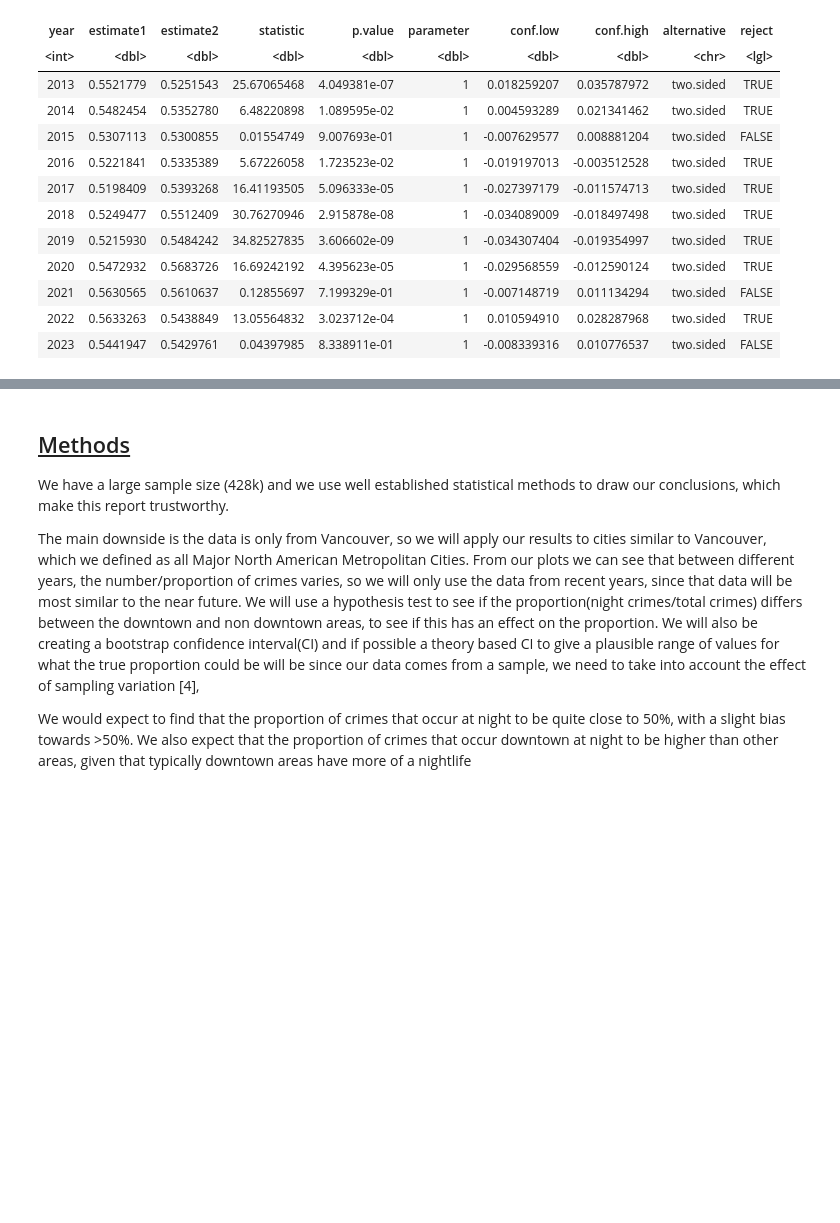
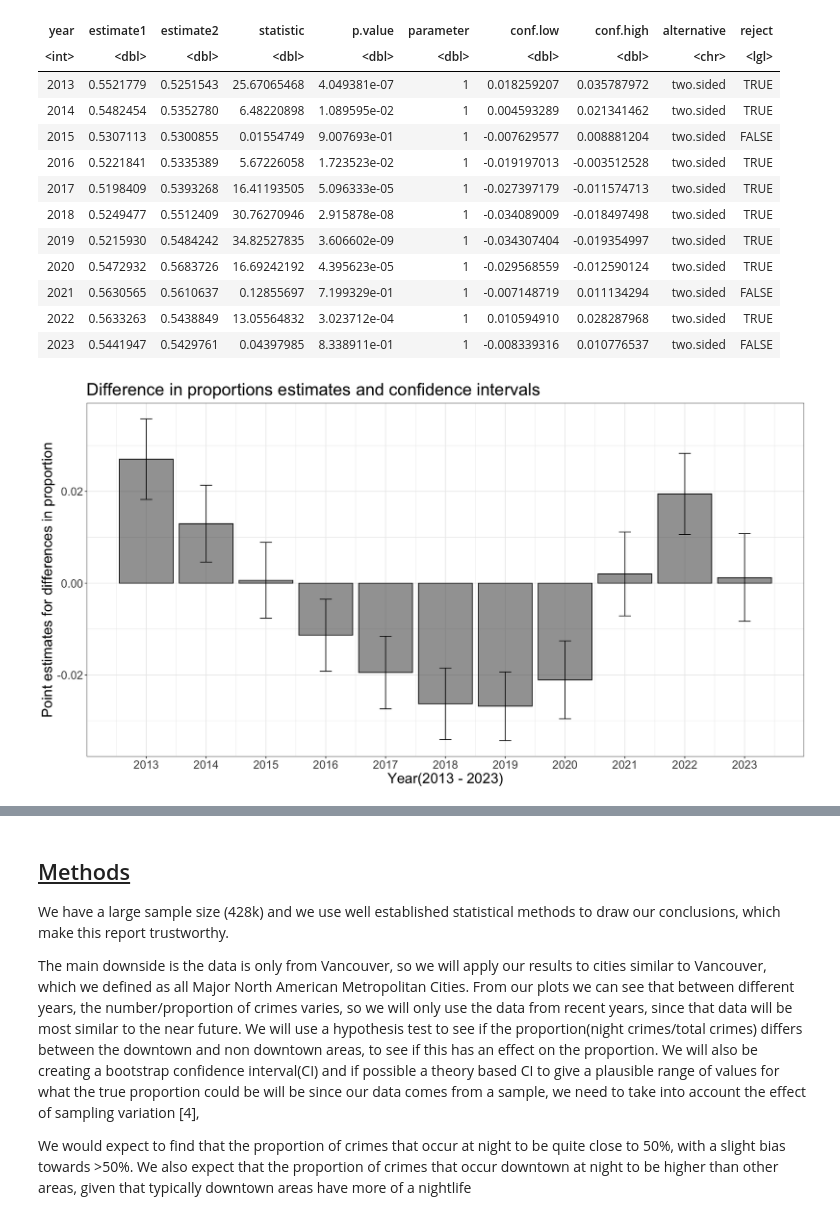
Before and after one commit to AllenCheng5186/STAT201-Group16-Group-Project, a Jupyter notebook: Project Proposal.ipynb, the cells around one changed output, grey strips where cells are left out. Cells and saved outputs as stored; diff of their text form; code cells hidden in the pictures; blank space fills up the shorter version.

```diff
--- a/Project Proposal.ipynb
+++ b/Project Proposal.ipynb
@@ -337,3 +337,18 @@ A tibble: 11 × 10
 | 2021 | 0.5630565 | 0.5610637 | 0.12855697 | 7.199329e-01 | 1 | -0.007148719 | 0.011134294 | two.sided | FALSE |
 | 2022 | 0.5633263 | 0.5438849 | 13.05564832 | 3.023712e-04 | 1 | 0.010594910 | 0.028287968 | two.sided | TRUE |
 | 2023 | 0.5441947 | 0.5429761 | 0.04397985 | 8.338911e-01 | 1 | -0.008339316 | 0.010776537 | two.sided | FALSE |
+# %%
+prop_test_13_23 |>
+    ggplot(aes(x = year, y = (estimate1 - estimate2))) +
+    geom_bar(stat = "identity",
+             colour="black",
+             alpha = .6) +
+    geom_errorbar(aes(ymin = conf.low, ymax = conf.high),size = 0.5, color = "black", width=.2) +
+    theme_bw() +
+    scale_x_continuous(breaks = seq(2013,2023,1)) +
+    xlab("Year(2013 - 2023)") +
+    ylab("Point estimates for differences in proportion") +
+    theme(text = element_text(size = 20)) +
+    ggtitle("Difference in proportions estimates and confidence intervals")
+# %% [output]
+[figure, added]
```
Also changed, not shown: parts of 2 cells of this notebook, 2 other files.
